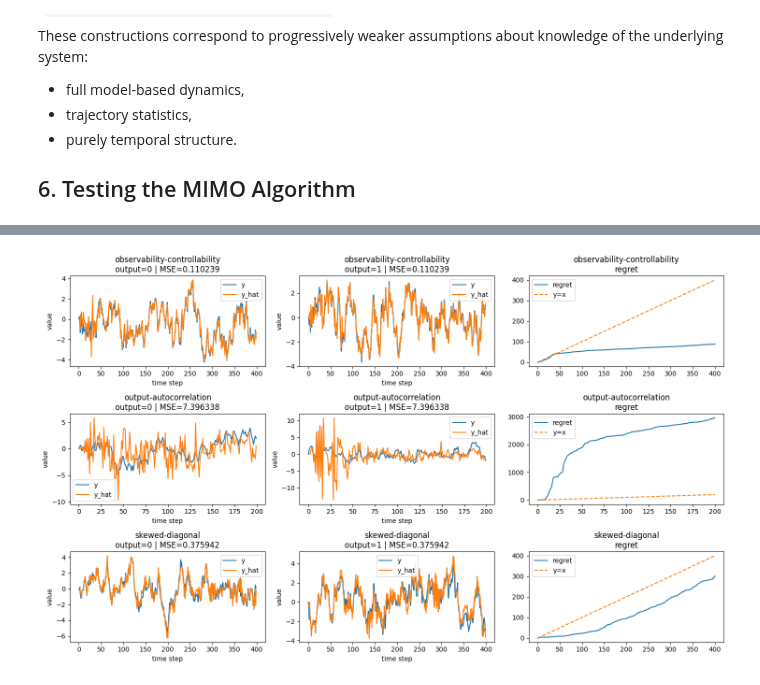
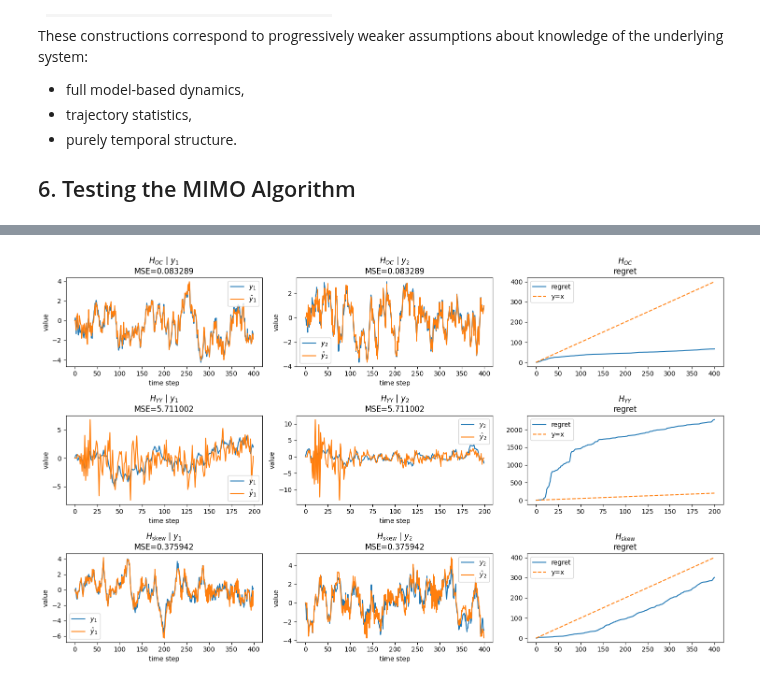
Before and after one commit to RicksonMonteiroML/spectral-Filtering-with-vaw, a Jupyter notebook: notebooks/00_introduction_spectral_filtering_with_vaw.ipynb, the cells around one changed output, grey strips where cells are left out. Cells and saved outputs as stored; diff of their text form; code cells hidden in the pictures.

```diff
--- a/notebooks/00_introduction_spectral_filtering_with_vaw.ipynb
+++ b/notebooks/00_introduction_spectral_filtering_with_vaw.ipynb
@@ -120,7 +109,7 @@ A = np.array([[0.95]])
 B = np.array([[0.5]])
 C = np.array([[1.0]])
 
-def rollout(A, B, C, T, noise_std=0.5):
+def rollout(A, B, C, T, noise_std=0.05):
     n, _ = A.shape
     _, q = B.shape
     r, _ = C.shape
@@ -370,7 +359,7 @@ def spectral_analysis(Z):
         sorted_eigenvectors = eigenvectors[:, order]
 
     # Singular Value Decomposition
-    U, S, Vt = np.linalg.svd(Z, full_matrices=False)
+    U, S, _ = np.linalg.svd(Z, full_matrices=False)
 
     return {
         "eigenvalues": sorted_eigenvalues,
@@ -474,6 +458,10 @@ display_hankel_matrix(
     results_std["left_singular_vectors"],
     plotting_singular_values=True
 )
+
+
+U = spectral_analysis(Z_std)["left_singular_vectors"]
+S = spectral_analysis(Z_std)["singular_values"]
 # %% [output]
 [figure]
 # %% [markdown]
@@ -1591,10 +1581,10 @@ def plot_filterbank_results(results, names=None, output_dim=0, output_range=None
             y = result["y"][:, idx]
             y_hat = result["y_hat"][:, idx]
 
-            ax.plot(y, label="y")
-            ax.plot(y_hat, label="y_hat")
+            ax.plot(y, label=f"$y_{idx+1}$")
+            ax.plot(y_hat, label=(f"$\\hat y_{idx+1}$"))
 
-            ax.set_title(f"{name}\noutput={idx} | MSE={mse:.6f}")
+            ax.set_title(f"{name} | $y_{idx+1}$\nMSE={mse:.6f}")
 
             ax.set_xlabel("time step")
             ax.set_ylabel("value")
@@ -1619,18 +1609,18 @@ def plot_filterbank_results(results, names=None, output_dim=0, output_range=None
 # %%
 filterbanks = [
     filters_oc["left_singular_vectors"],
     filters_yy["left_singular_vectors"],
     filters_sk["left_singular_vectors"],
 ]
 
 names = [
-    "observability-controllability",
-    "output-autocorrelation",
-    "skewed-diagonal",
+    "$H_{OC}$",
+    "$H_{YY}$",
+    "$H_{\\text{skew}}$",
 ]
 
 results = evaluate_filterbanks(A, B, C, filterbanks, num_filters=16, )
 
 plot_filterbank_results(results, names=names, output_range=(0, 2, 1))
 # %% [output]
-[figure, old version]
+[figure, new version]
```
Also changed, not shown: parts of 16 cells of this notebook.
